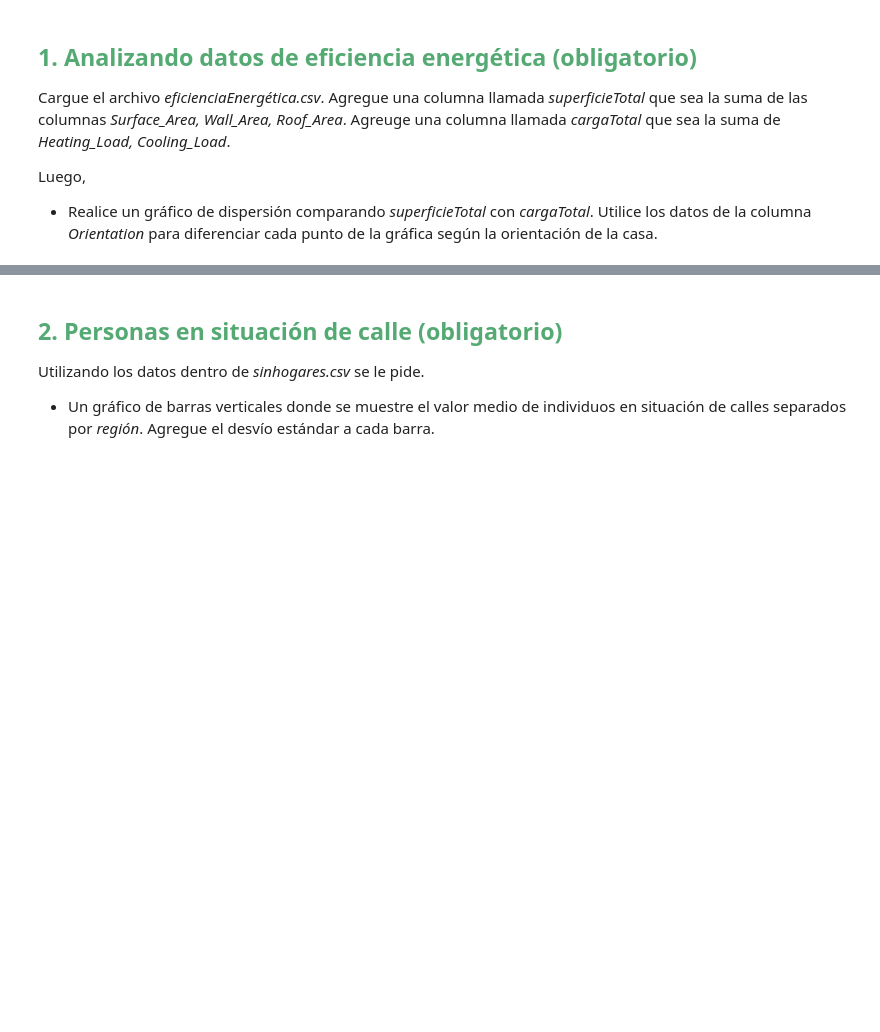
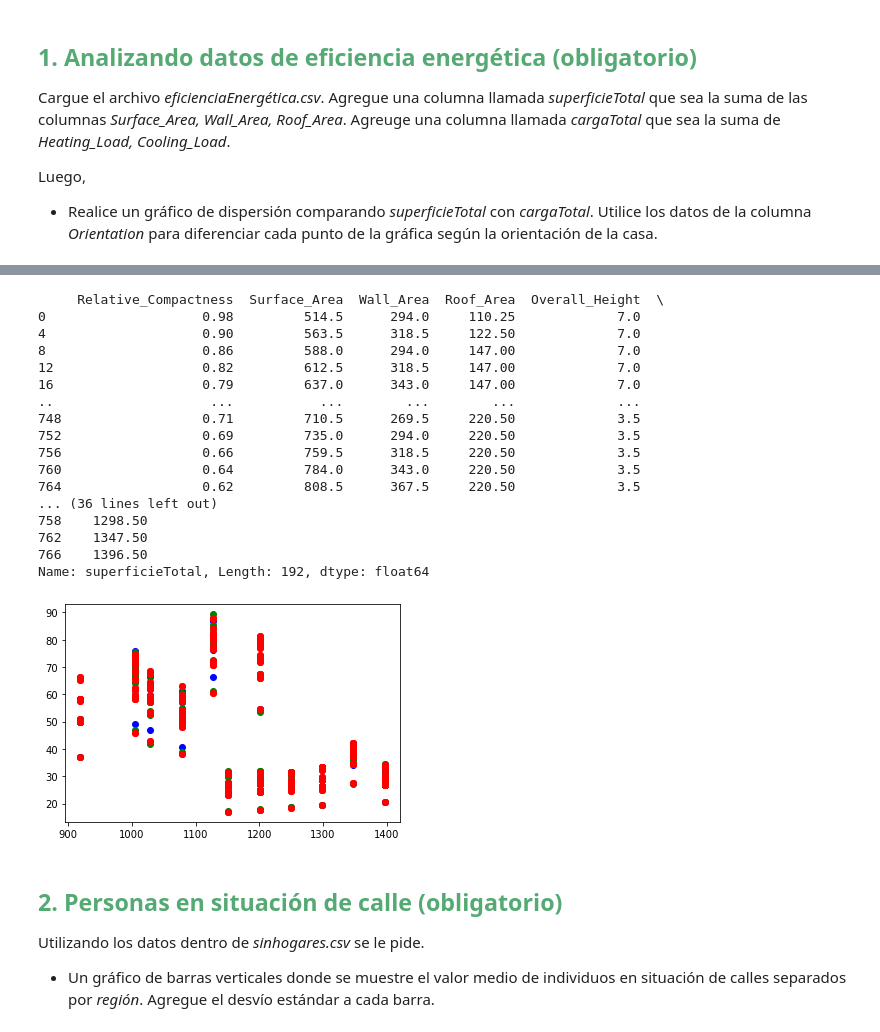
Before and after one commit to maximilianog258/PDAMaxiG, a Jupyter notebook: Ejercitación - Matplotlib/Ejercitación-Matplotlib.ipynb, the cells around one changed output, grey strips where cells are left out. Cells and saved outputs as stored; diff of their text form; code cells hidden in the pictures; blank space fills up the shorter version.

```diff
--- a/Ejercitación - Matplotlib/Ejercitación-Matplotlib.ipynb
+++ b/Ejercitación - Matplotlib/Ejercitación-Matplotlib.ipynb
@@ -22,3 +22,5 @@ import pandas as pd
 import matplotlib.pyplot as plt
 # %%
 ## TODO 1
+efenergetica = pd.read_csv("datasets/eficienciaEnergética.csv")
+efenergetica
@@ -24,0 +41,6 @@ import matplotlib.pyplot as plt
+# %%
+superficietotal= efenergetica["Surface_Area"]+efenergetica["Wall_Area"]+efenergetica["Roof_Area"]
+efenergetica ["superficieTotal"]= superficietotal
+cargaTotal= efenergetica["Heating_Load"]+ efenergetica["Cooling_Load"]
+efenergetica["cargaTotal"]= cargaTotal
+print(efenergetica)
@@ -25,3 +65,69 @@ import matplotlib.pyplot as plt
+# %%
+
+"""
+Dependiendo la orientacion de la casa sera el color de los puntos en la grafica
+si es 2 color azul
+si es 3 color verde
+si es 4 color rojo
+si es 5 color amarillo
+
+"""
+fig, ax= plt.subplots()
+
+
+
+orientaciones = efenergetica[efenergetica["Orientation"] == 2]
+print(orientaciones)
+supor=orientaciones["superficieTotal"]
+caror=orientaciones["cargaTotal"]
+ax.scatter(supor,caror,c="blue", label="Norte")
+
+orientaciones = efenergetica[efenergetica["Orientation"] == 3]
+supor=orientaciones["superficieTotal"]
+caror=orientaciones["cargaTotal"]
+ax.scatter(supor,caror,c="green", label="Sur")
+orientaciones = efenergetica[efenergetica["Orientation"] == 4]
+supor=orientaciones["superficieTotal"]
+caror=orientaciones["cargaTotal"]
+ax.scatter(supor,caror,c="red",label="Este")
+supor=orientaciones["superficieTotal"]
+caror=orientaciones["cargaTotal"]
+orientaciones = efenergetica[efenergetica["Orientation"] == 5]
+ax.scatter(supor,caror,c="red",label="Oeste")
+
+print(supor)
+
+
+# for i in efenergetica["Orientation"].unique():
+#     if i==2
+#         orientaciones = efenergetica[efenergetica["Orientation"] == ]
+#         ax.scatter(superficietotal,cargaTotal,c="blue", label="Norte")
+
+#     elif i==3:
+#         ax.scatter(superficietotal,cargaTotal,c="green", label="Sur")
+#     elif i==4:
+#         ax.scatter(superficietotal,cargaTotal,c="red", label="Este")
+#     else:
+#         ax.scatter(superficietotal,cargaTotal,c="blue", label="Oeste")
+# %% [output]
+     Relative_Compactness  Surface_Area  Wall_Area  Roof_Area  Overall_Height  \
+0                    0.98         514.5      294.0     110.25             7.0
+4                    0.90         563.5      318.5     122.50             7.0
+8                    0.86         588.0      294.0     147.00             7.0
+12                   0.82         612.5      318.5     147.00             7.0
+16                   0.79         637.0      343.0     147.00             7.0
+..                    ...           ...        ...        ...             ...
+748                  0.71         710.5      269.5     220.50             3.5
+752                  0.69         735.0      294.0     220.50             3.5
+756                  0.66         759.5      318.5     220.50             3.5
+760                  0.64         784.0      343.0     220.50             3.5
+764                  0.62         808.5      367.5     220.50             3.5
+... (36 lines left out)
+758    1298.50
+762    1347.50
+766    1396.50
+Name: superficieTotal, Length: 192, dtype: float64
+[figure, added]
 # %% [markdown]
 ## <span style='color:#55aa74'>2. Personas en situación de calle (obligatorio)</span>
 
```
Also changed, not shown: parts of 8 cells of this notebook, 7 other files.
